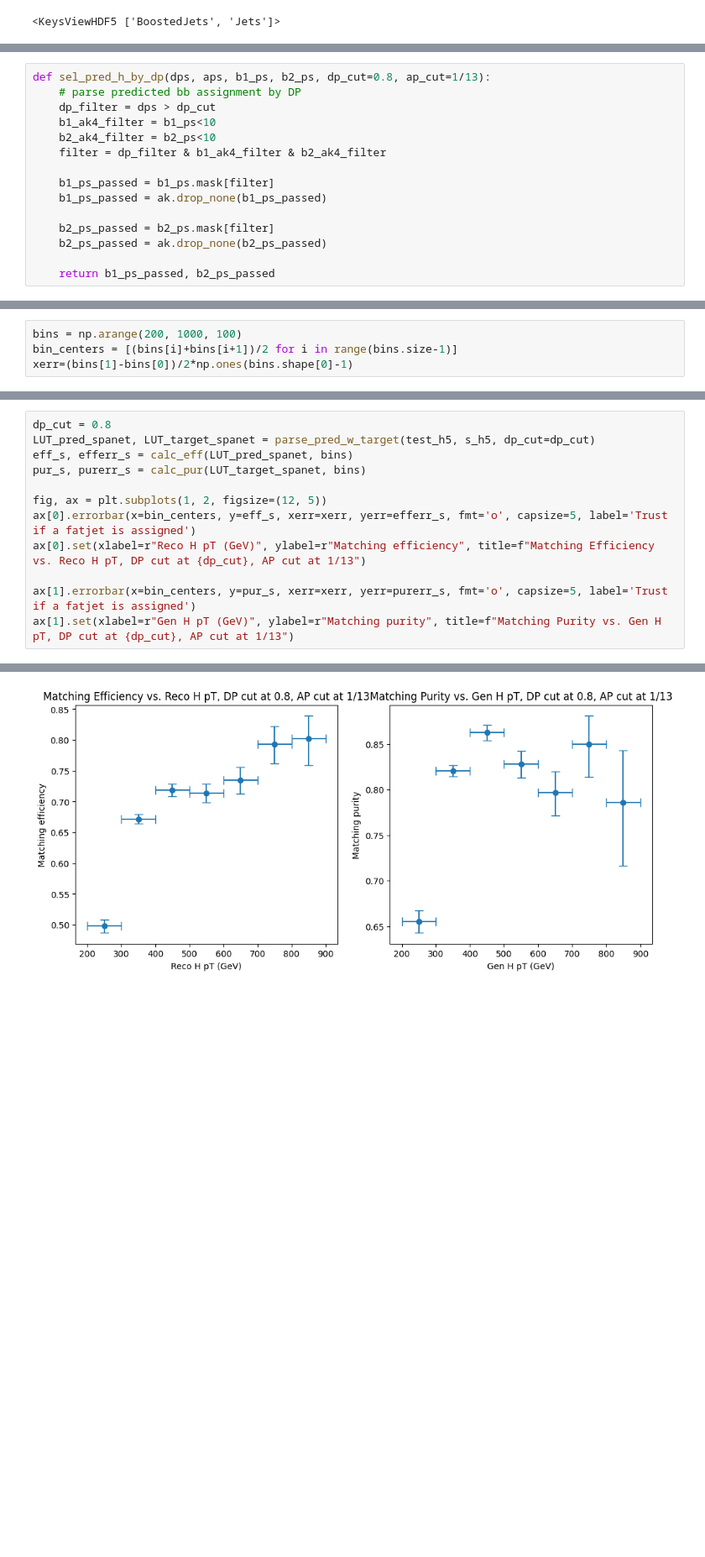
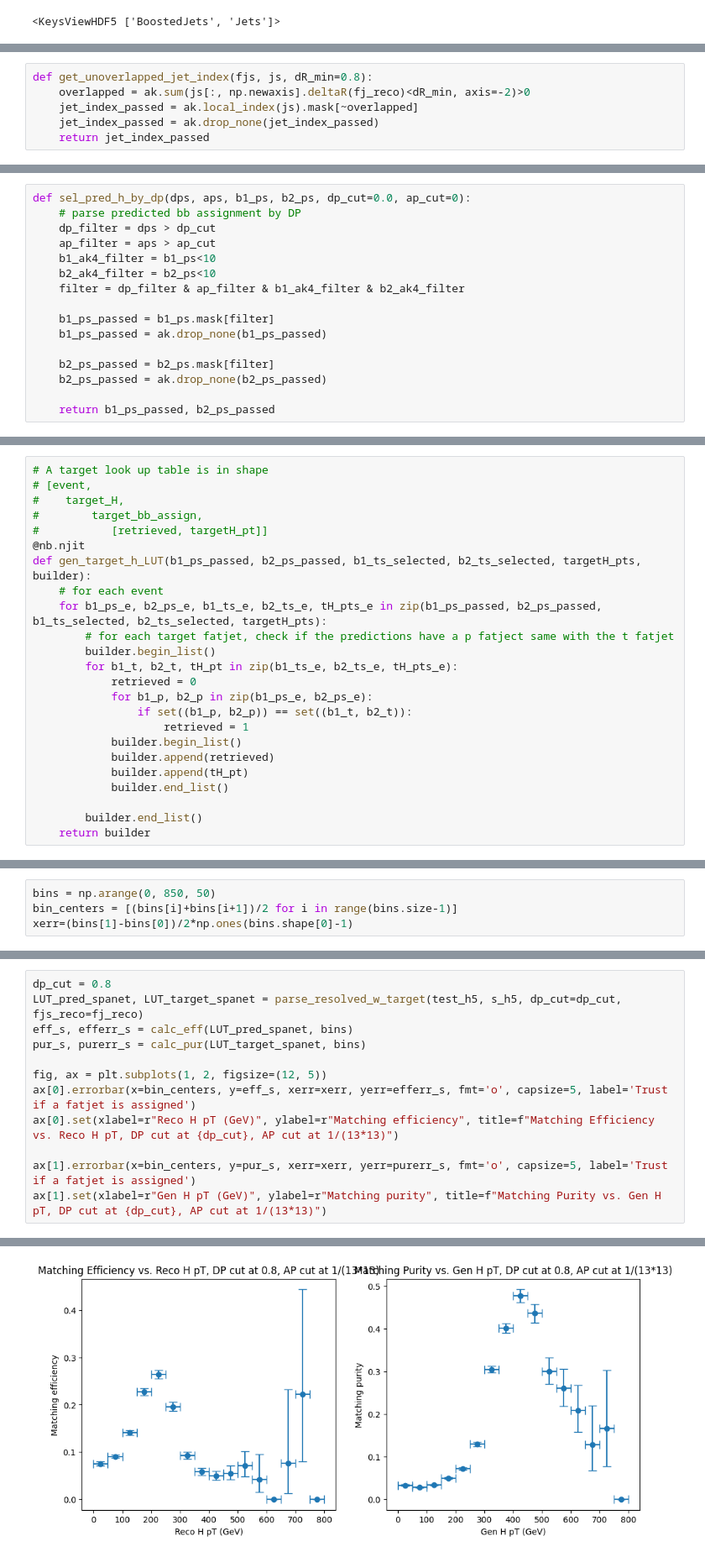
Before and after one commit to ucsd-hep-ex/hhh, a Jupyter notebook: notebooks/dev/plot_H_vs_pT_remove_overlap.ipynb, the cells around one changed output, grey strips where cells are left out. Shown: that part at 84% size. Cells and saved outputs as stored; diff of their text form; blank space fills up the shorter version.

```diff
--- a/notebooks/dev/plot_H_vs_pT_remove_overlap.ipynb
+++ b/notebooks/dev/plot_H_vs_pT_remove_overlap.ipynb
@@ -187,0 +230,6 @@ def parse_boosted_w_target(testfile, predfile, dp_cut=0.5):
+# %%
+def get_unoverlapped_jet_index(fjs, js, dR_min=0.8):
+    overlapped = ak.sum(js[:, np.newaxis].deltaR(fj_reco)<dR_min, axis=-2)>0
+    jet_index_passed = ak.local_index(js).mask[~overlapped]
+    jet_index_passed = ak.drop_none(jet_index_passed)
+    return jet_index_passed
@@ -188,10 +242,11 @@ def parse_boosted_w_target(testfile, predfile, dp_cut=0.5):
 # %%
-def sel_pred_h_by_dp(dps, aps, b1_ps, b2_ps, dp_cut=0.8, ap_cut=1/13):
+def sel_pred_h_by_dp(dps, aps, b1_ps, b2_ps, dp_cut=0.0, ap_cut=0):
     # parse predicted bb assignment by DP
     dp_filter = dps > dp_cut
+    ap_filter = aps > ap_cut
     b1_ak4_filter = b1_ps<10
     b2_ak4_filter = b2_ps<10
-    filter = dp_filter & b1_ak4_filter & b2_ak4_filter
+    filter = dp_filter & ap_filter & b1_ak4_filter & b2_ak4_filter
 
     b1_ps_passed = b1_ps.mask[filter]
     b1_ps_passed = ak.drop_none(b1_ps_passed)
@@ -212 +298,25 @@ def sel_target_h_by_mask(bb_ts, bh_pts, h_masks):
+# %%
+# A target look up table is in shape
+# [event,
+#    target_H,
+#        target_bb_assign,
+#           [retrieved, targetH_pt]]
+@nb.njit
+def gen_target_h_LUT(b1_ps_passed, b2_ps_passed, b1_ts_selected, b2_ts_selected, targetH_pts, builder):
+    # for each event
+    for b1_ps_e, b2_ps_e, b1_ts_e, b2_ts_e, tH_pts_e in zip(b1_ps_passed, b2_ps_passed, b1_ts_selected, b2_ts_selected, targetH_pts):
+        # for each target fatjet, check if the predictions have a p fatject same with the t fatjet
+        builder.begin_list()
+        for b1_t, b2_t, tH_pt in zip(b1_ts_e, b2_ts_e, tH_pts_e):
+            retrieved = 0
+            for b1_p, b2_p in zip(b1_ps_e, b2_ps_e):
+                if set((b1_p, b2_p)) == set((b1_t, b2_t)):
+                    retrieved = 1
+            builder.begin_list()
+            builder.append(retrieved)
+            builder.append(tH_pt)
+            builder.end_list()
+
+        builder.end_list()
+    return builder
 # %%
@@ -322,6 +452,6 @@ def calc_pur(LUT_target, bins):
 
     return means, errs
 # %%
-bins = np.arange(200, 1000, 100)
+bins = np.arange(0, 850, 50)
 bin_centers = [(bins[i]+bins[i+1])/2 for i in range(bins.size-1)]
 xerr=(bins[1]-bins[0])/2*np.ones(bins.shape[0]-1)
@@ -328,15 +509,15 @@ xerr=(bins[1]-bins[0])/2*np.ones(bins.shape[0]-1)
 # %%
 dp_cut = 0.8
-LUT_pred_spanet, LUT_target_spanet = parse_pred_w_target(test_h5, s_h5, dp_cut=dp_cut)
+LUT_pred_spanet, LUT_target_spanet = parse_resolved_w_target(test_h5, s_h5, dp_cut=dp_cut, fjs_reco=fj_reco)
 eff_s, efferr_s = calc_eff(LUT_pred_spanet, bins)
 pur_s, purerr_s = calc_pur(LUT_target_spanet, bins)
 
 fig, ax = plt.subplots(1, 2, figsize=(12, 5))
 ax[0].errorbar(x=bin_centers, y=eff_s, xerr=xerr, yerr=efferr_s, fmt='o', capsize=5, label='Trust if a fatjet is assigned')
-ax[0].set(xlabel=r"Reco H pT (GeV)", ylabel=r"Matching efficiency", title=f"Matching Efficiency vs. Reco H pT, DP cut at {dp_cut}, AP cut at 1/13")
+ax[0].set(xlabel=r"Reco H pT (GeV)", ylabel=r"Matching efficiency", title=f"Matching Efficiency vs. Reco H pT, DP cut at {dp_cut}, AP cut at 1/(13*13)")
 
 ax[1].errorbar(x=bin_centers, y=pur_s, xerr=xerr, yerr=purerr_s, fmt='o', capsize=5, label='Trust if a fatjet is assigned')
-ax[1].set(xlabel=r"Gen H pT (GeV)", ylabel=r"Matching purity", title=f"Matching Purity vs. Gen H pT, DP cut at {dp_cut}, AP cut at 1/13")
+ax[1].set(xlabel=r"Gen H pT (GeV)", ylabel=r"Matching purity", title=f"Matching Purity vs. Gen H pT, DP cut at {dp_cut}, AP cut at 1/(13*13)")
 # %% [output]
 [Text(0.5, 0, 'Gen H pT (GeV)'),
  Text(0, 0.5, 'Matching purity'),
@@ -344 +525 @@ ax[1].set(xlabel=r"Gen H pT (GeV)", ylabel=r"Matching purity", title=f"Matching
-[figure, old version]
+[figure, new version]
```
Also changed, not shown: parts of 22 cells of this notebook.
